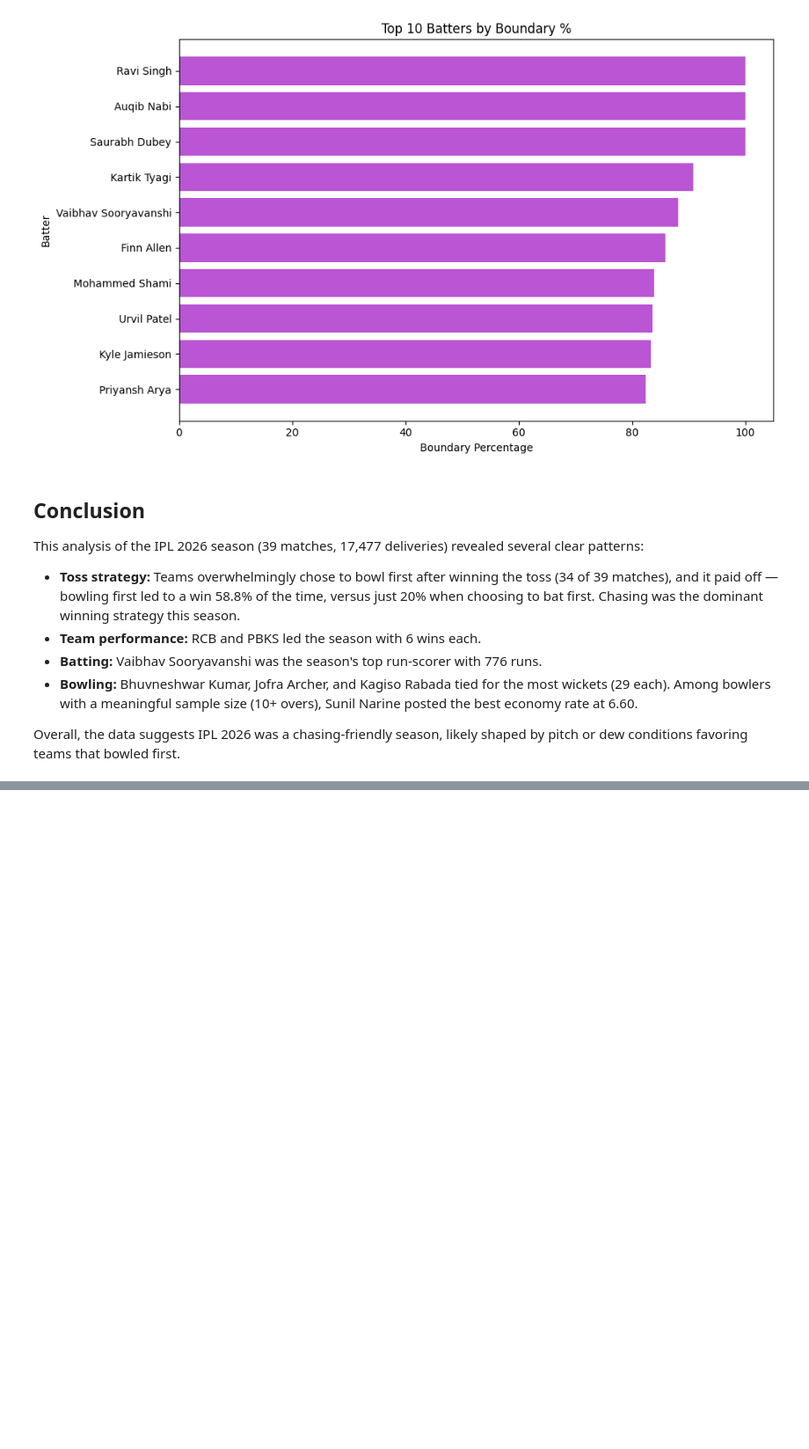
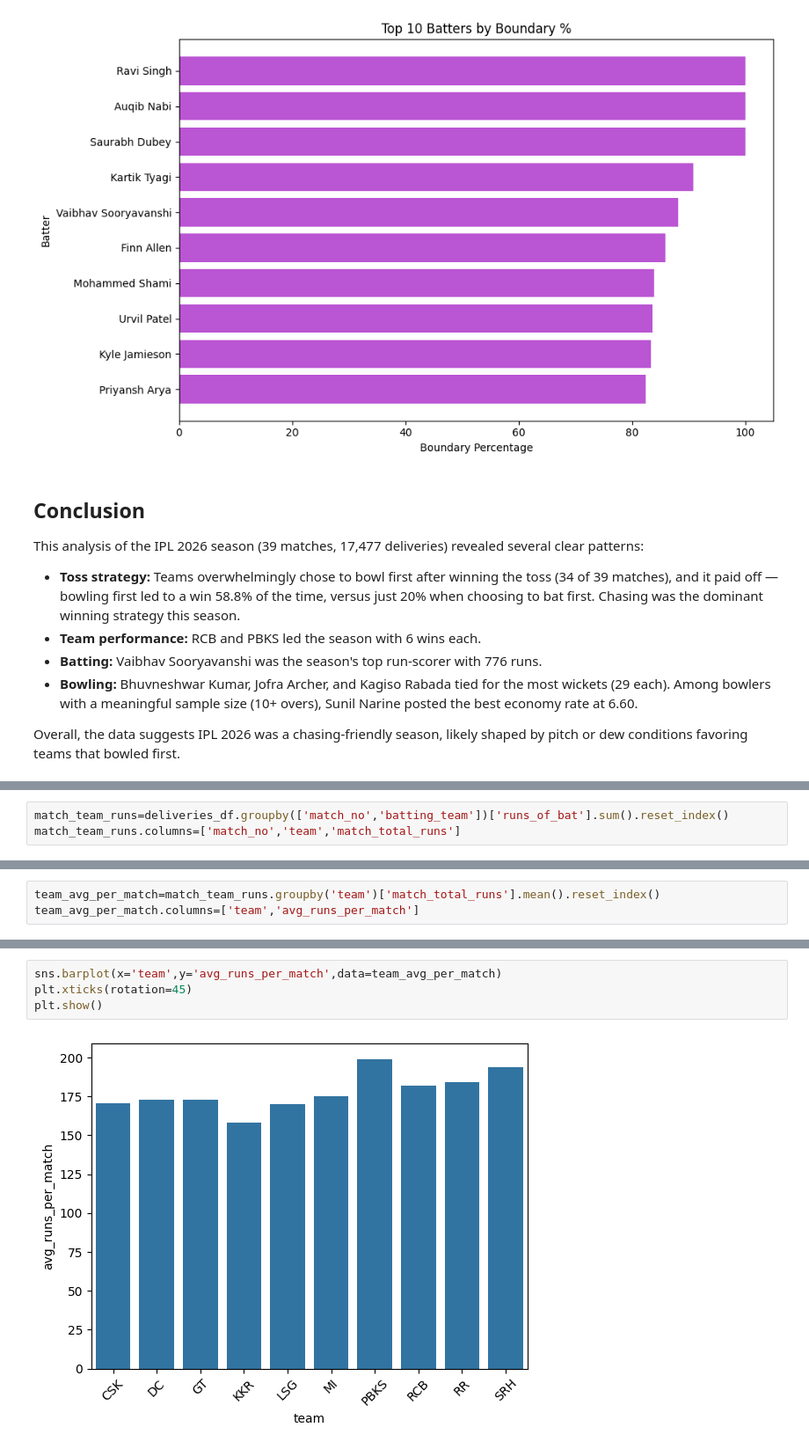
Before and after one commit to andotraabhay/IPL-2026-analysis, a Jupyter notebook: ipl-2026-analysis.ipynb, the cells around one changed output, grey strips where cells are left out. Shown at 88% size. Saved outputs shown, nothing was run; the diff lists cells and outputs as text; blank space fills up the shorter version.

```diff
--- a/ipl-2026-analysis.ipynb
+++ b/ipl-2026-analysis.ipynb
@@ -704,0 +882,3 @@ Overall, the data suggests IPL 2026 was a chasing-friendly season, likely shaped
+# %%
+match_team_runs=deliveries_df.groupby(['match_no','batting_team'])['runs_of_bat'].sum().reset_index()
+match_team_runs.columns=['match_no','team','match_total_runs']
@@ -704,0 +901,3 @@ Overall, the data suggests IPL 2026 was a chasing-friendly season, likely shaped
+# %%
+team_avg_per_match=match_team_runs.groupby('team')['match_total_runs'].mean().reset_index()
+team_avg_per_match.columns=['team','avg_runs_per_match']
@@ -704,0 +918,6 @@ Overall, the data suggests IPL 2026 was a chasing-friendly season, likely shaped
+# %%
+sns.barplot(x='team',y='avg_runs_per_match',data=team_avg_per_match)
+plt.xticks(rotation=45)
+plt.show()
+# %% [output]
+[figure, added]
```
Also changed, not shown: parts of 47 cells of this notebook.
